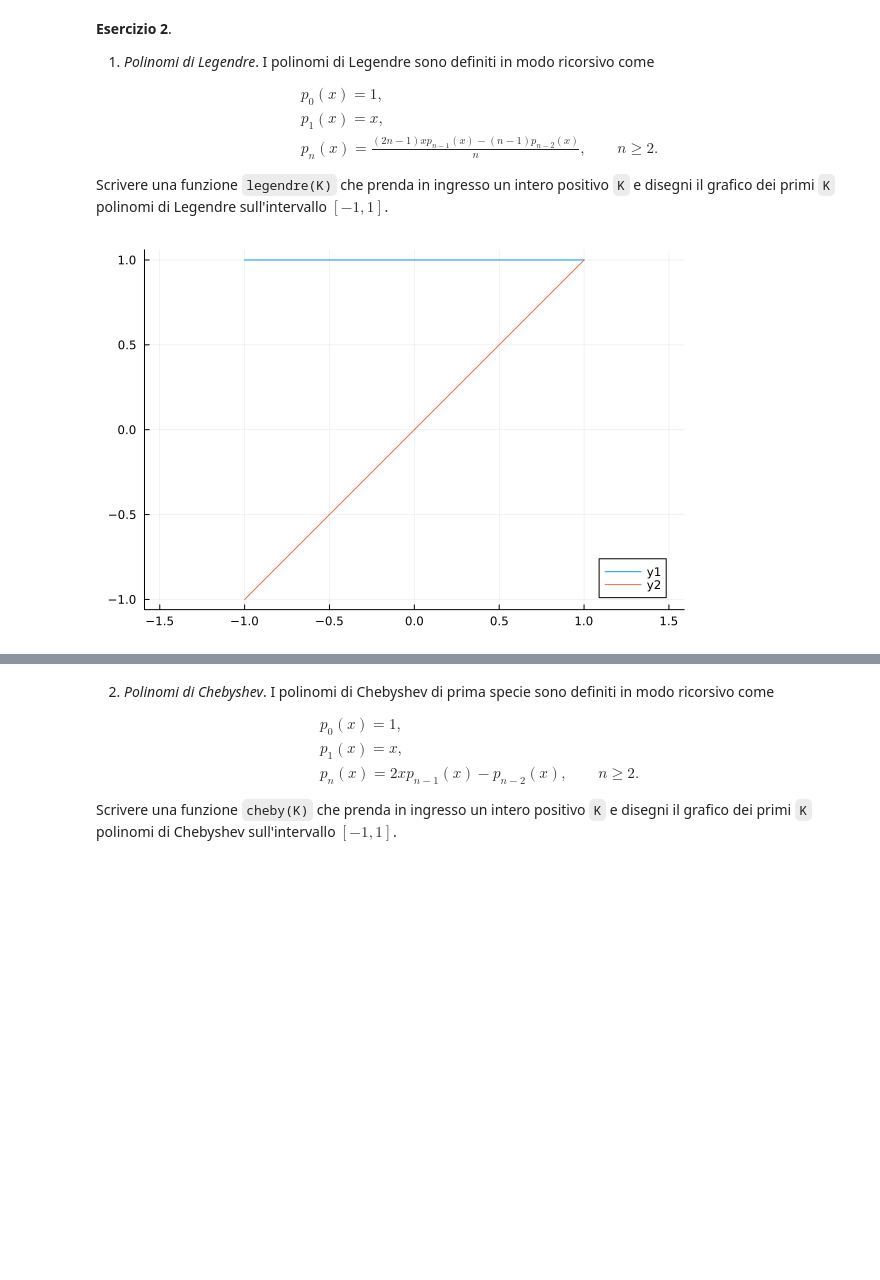
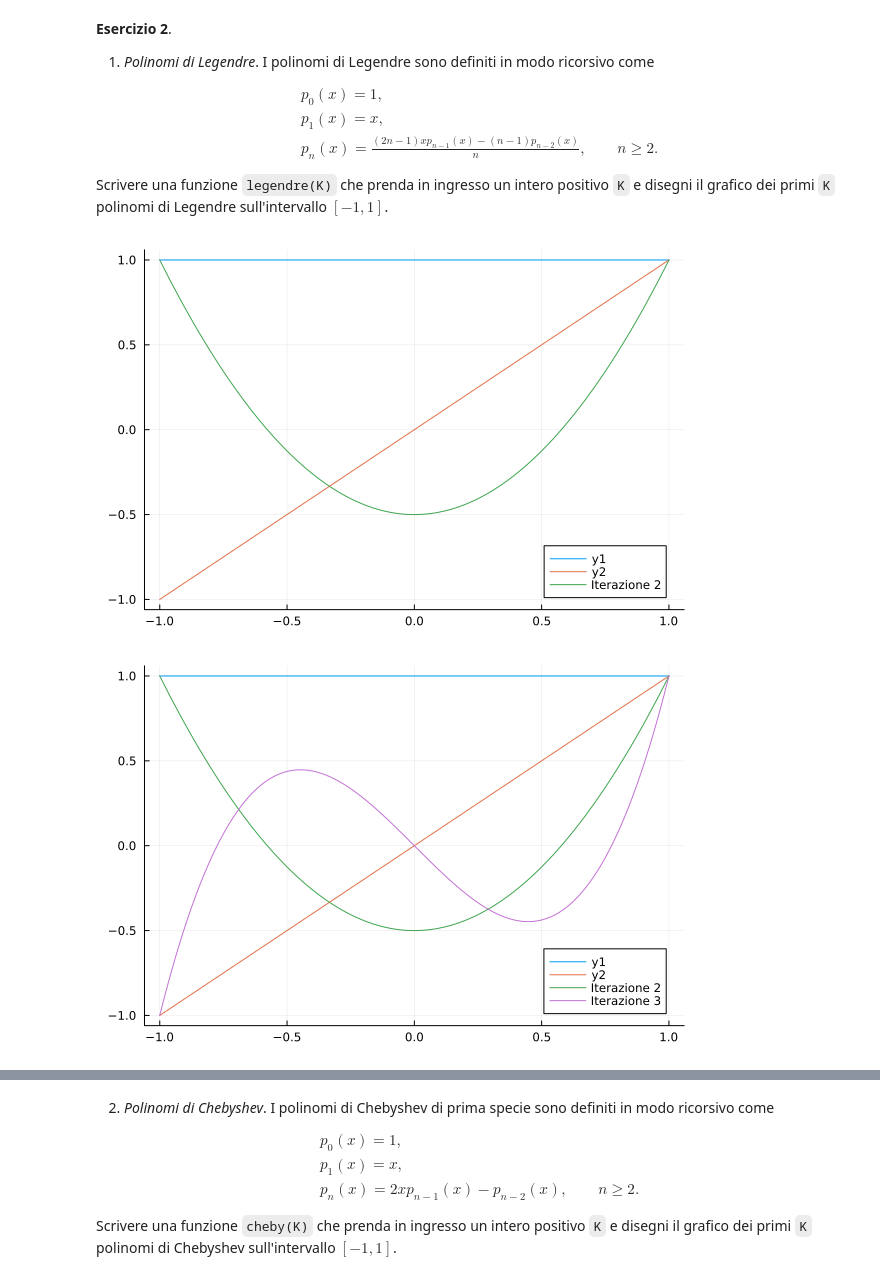
Before and after one commit to eroico378/prova, a Jupyter notebook: 05-polinomi.ipynb, the cells around one changed output, grey strips where cells are left out. Drawn from its saved outputs; the diff is of its cells as text; code cells hidden in the pictures; blank space fills up the shorter version.

```diff
--- a/05-polinomi.ipynb
+++ b/05-polinomi.ipynb
@@ -225,25 +243,46 @@ Scrivere una funzione `legendre(K)` che prenda in ingresso un intero positivo `K
 # %%
 function legendre(k)
 
 s= range(-1, 1, length=500)
+xp= Polynomial([0, 1])
 
 if k>=0
 
-f=Polynomial([1])
-plot(s, f.(s), aspect_ratio=:equal)
+f1=Polynomial([1])
+plot(s, f1.(s))
 
 end
 
 if k>0
-f=Polynomial([0, 1])
-plot!(s, f.(s))
+f2=Polynomial([0, 1])
+plot!(s, f2.(s))
 end
+
+f3=Polynomial()
+
+for i in 2:k
+
+
+f3=((2*i-1)*xp*f2-(i-1)*f1)/i
+f1=f2
+f2=f3
+
+    plot!(s, f3.(s), label="Iterazione $i")
+    display(current())
+
+
+
+#println("ciao")
+
+end
+
 
 
 
 
 end
 
 legendre(5)
 # %% [output]
-[figure, old version]
+[figure, new version]
+[figure, added]
```
Also changed, not shown: parts of 5 cells of this notebook.
